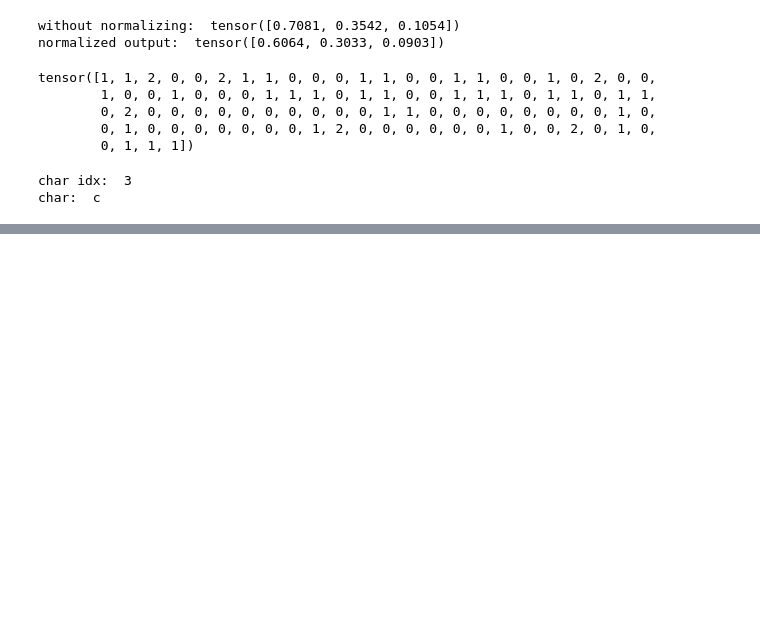
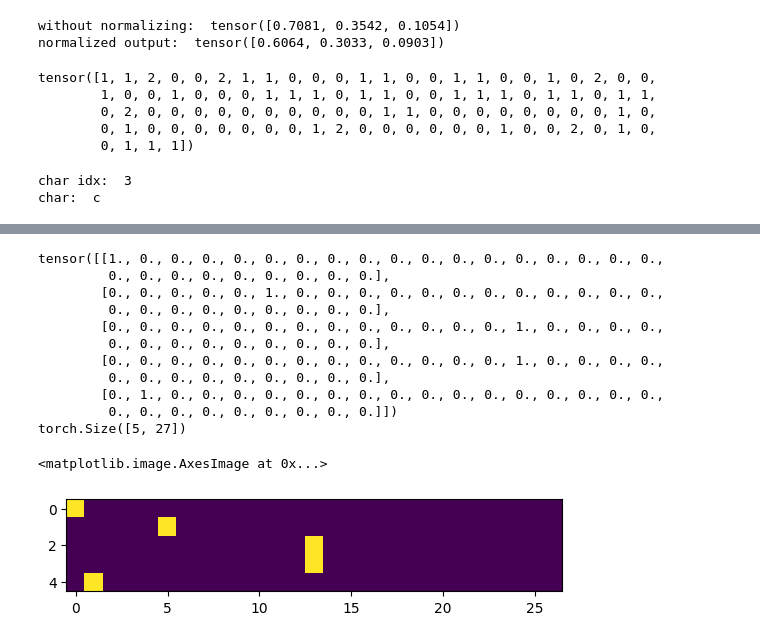
Before and after one commit to heikkito123/a_karpathy_makemore, a Jupyter notebook: lessons.ipynb, the cells around one changed output, grey strips where cells are left out. Drawn from its saved outputs; the diff is of its cells as text; code cells hidden in the pictures; blank space fills up the shorter version.

```diff
--- a/lessons.ipynb
+++ b/lessons.ipynb
@@ -304,0 +384,16 @@ rdubpknhmd.
+# %%
+# do test run on the name generator loop
+
+g = torch.Generator().manual_seed(2147483647)
+P = N.float()
+P /= P.sum(1, keepdim=True) # use in_place operations
+
+for i in range(10):
+    ix = 0
+    out = []
+    while True:
+        ix = torch.multinomial(P[ix], num_samples=1, replacement=True, generator=g).item() # pick one sample from the N[ix] row
+        out.append(itos[ix]) # print the character that the index represents
+        if ix == 0: # ix is the end token --> break
+            break
+    print(''.join(out))
@@ -304,0 +519,37 @@ rdubpknhmd.
+# %%
+# create a new training set of the bigrams (x, y)
+
+xs, ys = [], []
+
+for w in words[:1]:
+    chars = ['.'] + list(w) + ['.']
+    for ch1, ch2 in zip(chars, chars[1:]):
+        ix1 = stoi[ch1]
+        ix2 = stoi[ch2]
+        xs.append(ix1)
+        ys.append(ix2)
+
+xs = torch.tensor(xs)
+ys = torch.tensor(ys)
+# %%
+# since character index values carry no information, each index is encoded (in this case) with one hot -encoding
+import torch.nn.functional as F
+
+xenc = F.one_hot(xs, num_classes=27).float() # be careful with the datatypes
+print(xenc)
+print(xenc.shape)
+plt.imshow(xenc)
+# %% [output]
+tensor([[1., 0., 0., 0., 0., 0., 0., 0., 0., 0., 0., 0., 0., 0., 0., 0., 0., 0.,
+         0., 0., 0., 0., 0., 0., 0., 0., 0.],
+        [0., 0., 0., 0., 0., 1., 0., 0., 0., 0., 0., 0., 0., 0., 0., 0., 0., 0.,
+         0., 0., 0., 0., 0., 0., 0., 0., 0.],
+        [0., 0., 0., 0., 0., 0., 0., 0., 0., 0., 0., 0., 0., 1., 0., 0., 0., 0.,
+         0., 0., 0., 0., 0., 0., 0., 0., 0.],
+        [0., 0., 0., 0., 0., 0., 0., 0., 0., 0., 0., 0., 0., 1., 0., 0., 0., 0.,
+         0., 0., 0., 0., 0., 0., 0., 0., 0.],
+        [0., 1., 0., 0., 0., 0., 0., 0., 0., 0., 0., 0., 0., 0., 0., 0., 0., 0.,
+         0., 0., 0., 0., 0., 0., 0., 0., 0.]])
+torch.Size([5, 27])
+<matplotlib.image.AxesImage at 0x...>
+[figure, added]
```
Also changed, not shown: parts of 42 cells of this notebook.
